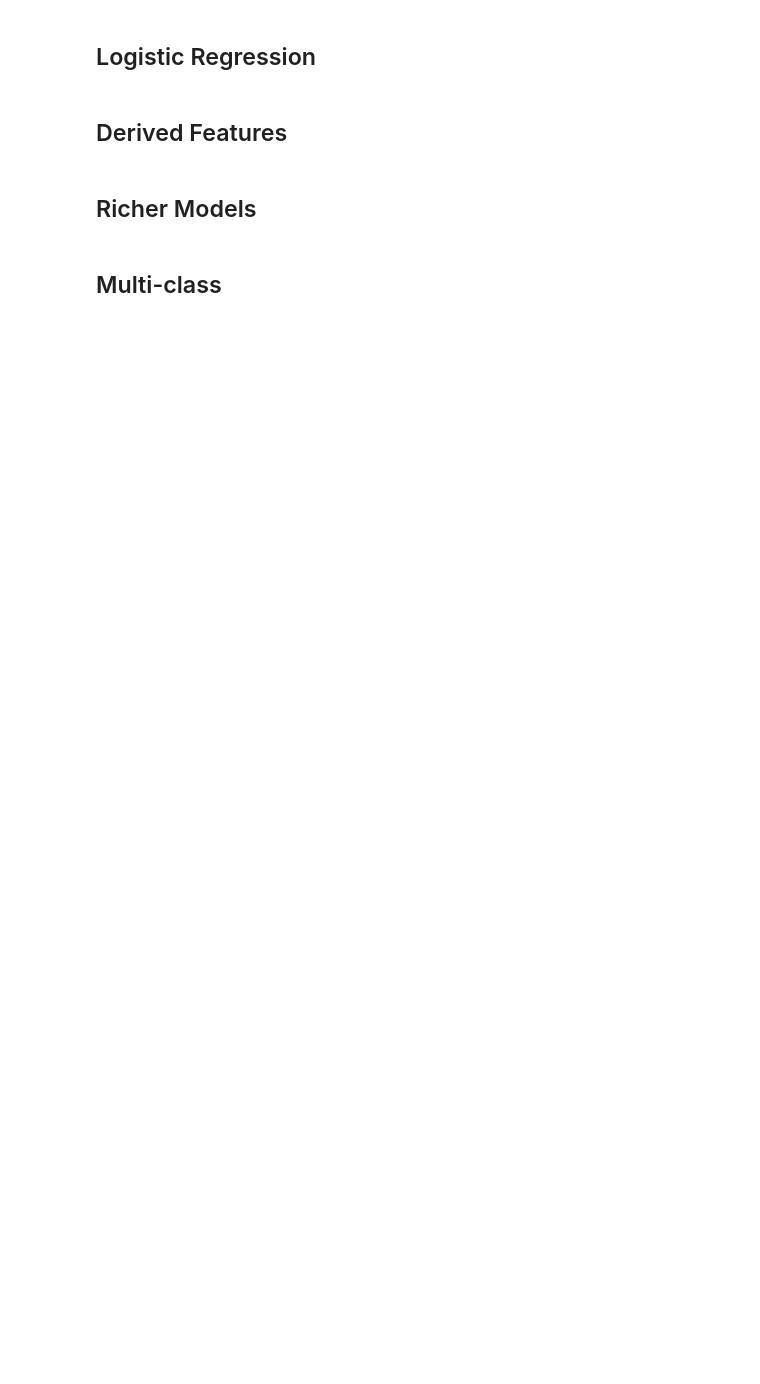
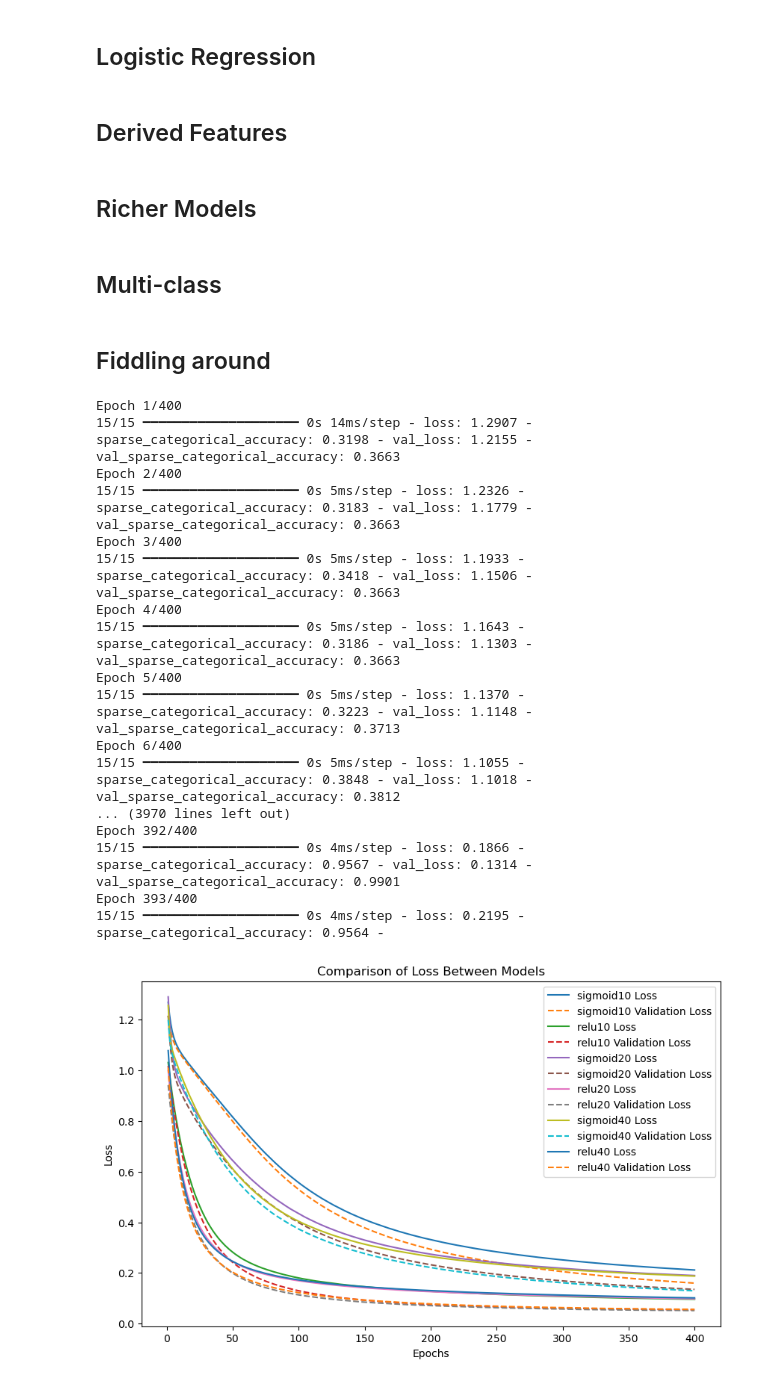
Before and after one commit to samogden/CST463-assignments, a Jupyter notebook: class_code/week07/post-class/feedforward-keras-classification.ipynb, the cells around one changed output. Cells and saved outputs as stored; diff of their text form; code cells hidden in the pictures; blank space fills up the shorter version.

```diff
--- a/class_code/week07/post-class/feedforward-keras-classification.ipynb
+++ b/class_code/week07/post-class/feedforward-keras-classification.ipynb
@@ -27,29 +29,16 @@ model.summary()
 # %%
 model.compile(optimizer='SGD',
   loss='binary_crossentropy',
-  metrics=['accuracy']
-)
+  metrics=['accuracy'])
 # %%
 from sklearn.datasets import make_classification
 
-X,y = make_classification(
-  n_samples=1000,
-  n_features=4,
-  n_redundant=0
-)
+X,y = make_classification(n_samples=1000, n_features=4, n_redundant=0)
 
-X_train, X_test, y_train, y_test = train_test_split(
-  X,
-  y,
-  test_size=0.33,
-  random_state=42
-)
+X_train, X_test, y_train, y_test = train_test_split(X, y, test_size=0.33, random_state=42)
 # %%
 history = model.fit(X_train, y_train,
-  batch_size=32,
-  epochs=400,
-  validation_split=0.3
-)
+  batch_size=32, epochs=40, validation_split=0.3)
 # %%
 print(history.history.keys())
 # %%
@@ -217,0 +138,2 @@ plot_loss(history_mc)
+# %% [markdown]
+## Fiddling around
@@ -217,0 +205,30 @@ plot_loss(history_mc)
+# %%
+plot_multiple_histories(
+  histories={
+    "sigmoid10" : train_model_with_layer_function(layers.Dense(10, activation='sigmoid')),
+    "relu10"    : train_model_with_layer_function(layers.Dense(10, activation='relu')),
+    "sigmoid20" : train_model_with_layer_function(layers.Dense(20, activation='sigmoid')),
+    "relu20"    : train_model_with_layer_function(layers.Dense(20, activation='relu')),
+    "sigmoid40" : train_model_with_layer_function(layers.Dense(40, activation='sigmoid')),
+    "relu40"    : train_model_with_layer_function(layers.Dense(40, activation='relu')),
+  }
+)
+# %% [output]
+Epoch 1/400
+15/15 ━━━━━━━━━━━━━━━━━━━━ 0s 14ms/step - loss: 1.2907 - sparse_categorical_accuracy: 0.3198 - val_loss: 1.2155 - val_sparse_categorical_accuracy: 0.3663
+Epoch 2/400
+15/15 ━━━━━━━━━━━━━━━━━━━━ 0s 5ms/step - loss: 1.2326 - sparse_categorical_accuracy: 0.3183 - val_loss: 1.1779 - val_sparse_categorical_accuracy: 0.3663
+Epoch 3/400
+15/15 ━━━━━━━━━━━━━━━━━━━━ 0s 5ms/step - loss: 1.1933 - sparse_categorical_accuracy: 0.3418 - val_loss: 1.1506 - val_sparse_categorical_accuracy: 0.3663
+Epoch 4/400
+15/15 ━━━━━━━━━━━━━━━━━━━━ 0s 5ms/step - loss: 1.1643 - sparse_categorical_accuracy: 0.3186 - val_loss: 1.1303 - val_sparse_categorical_accuracy: 0.3663
+Epoch 5/400
+15/15 ━━━━━━━━━━━━━━━━━━━━ 0s 5ms/step - loss: 1.1370 - sparse_categorical_accuracy: 0.3223 - val_loss: 1.1148 - val_sparse_categorical_accuracy: 0.3713
+Epoch 6/400
+15/15 ━━━━━━━━━━━━━━━━━━━━ 0s 5ms/step - loss: 1.1055 - sparse_categorical_accuracy: 0.3848 - val_loss: 1.1018 - val_sparse_categorical_accuracy: 0.3812
+... (3970 lines left out)
+Epoch 392/400
+15/15 ━━━━━━━━━━━━━━━━━━━━ 0s 4ms/step - loss: 0.1866 - sparse_categorical_accuracy: 0.9567 - val_loss: 0.1314 - val_sparse_categorical_accuracy: 0.9901
+Epoch 393/400
+15/15 ━━━━━━━━━━━━━━━━━━━━ 0s 4ms/step - loss: 0.2195 - sparse_categorical_accuracy: 0.9564 -
+[figure, added]
```
Also changed, not shown: parts of 13 cells of this notebook, 1 other file.
